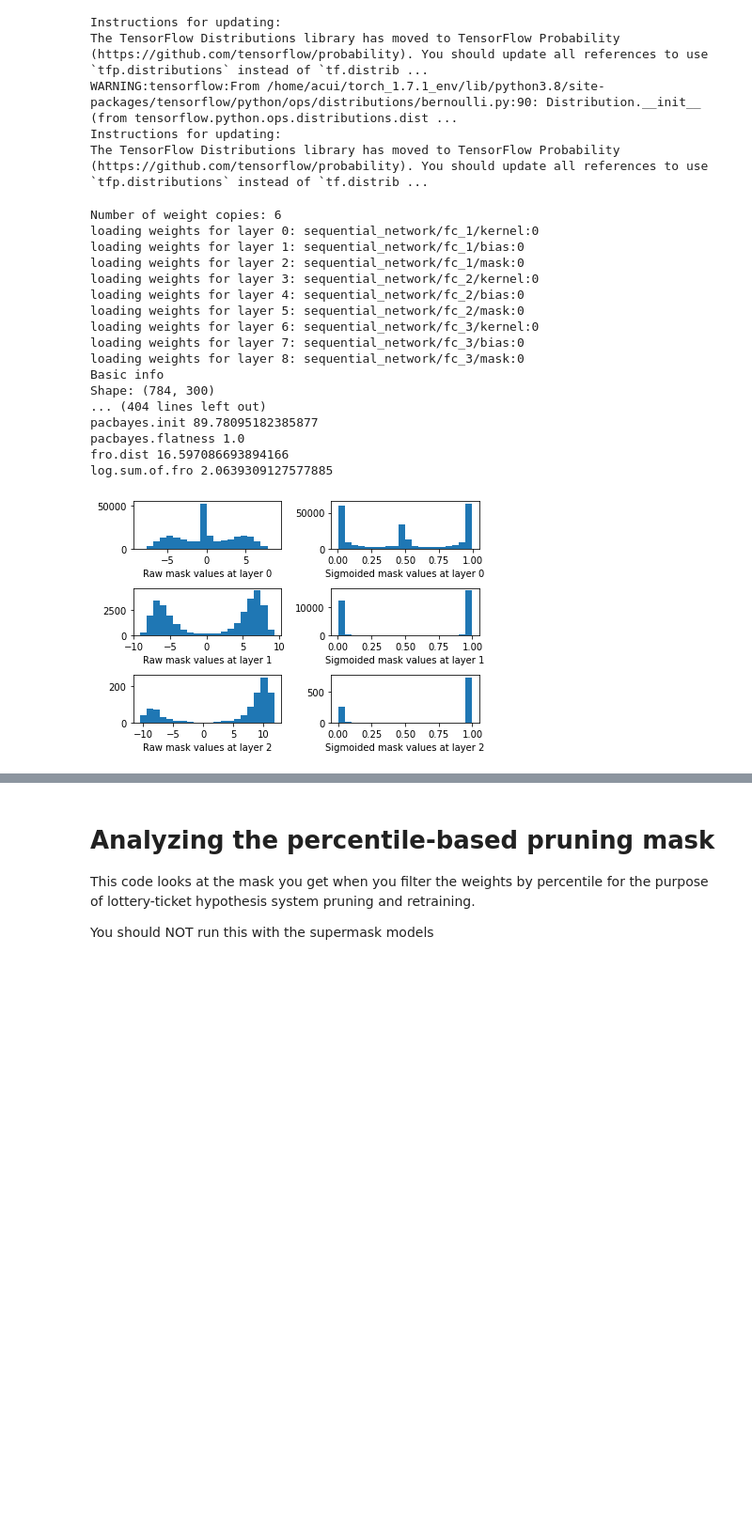
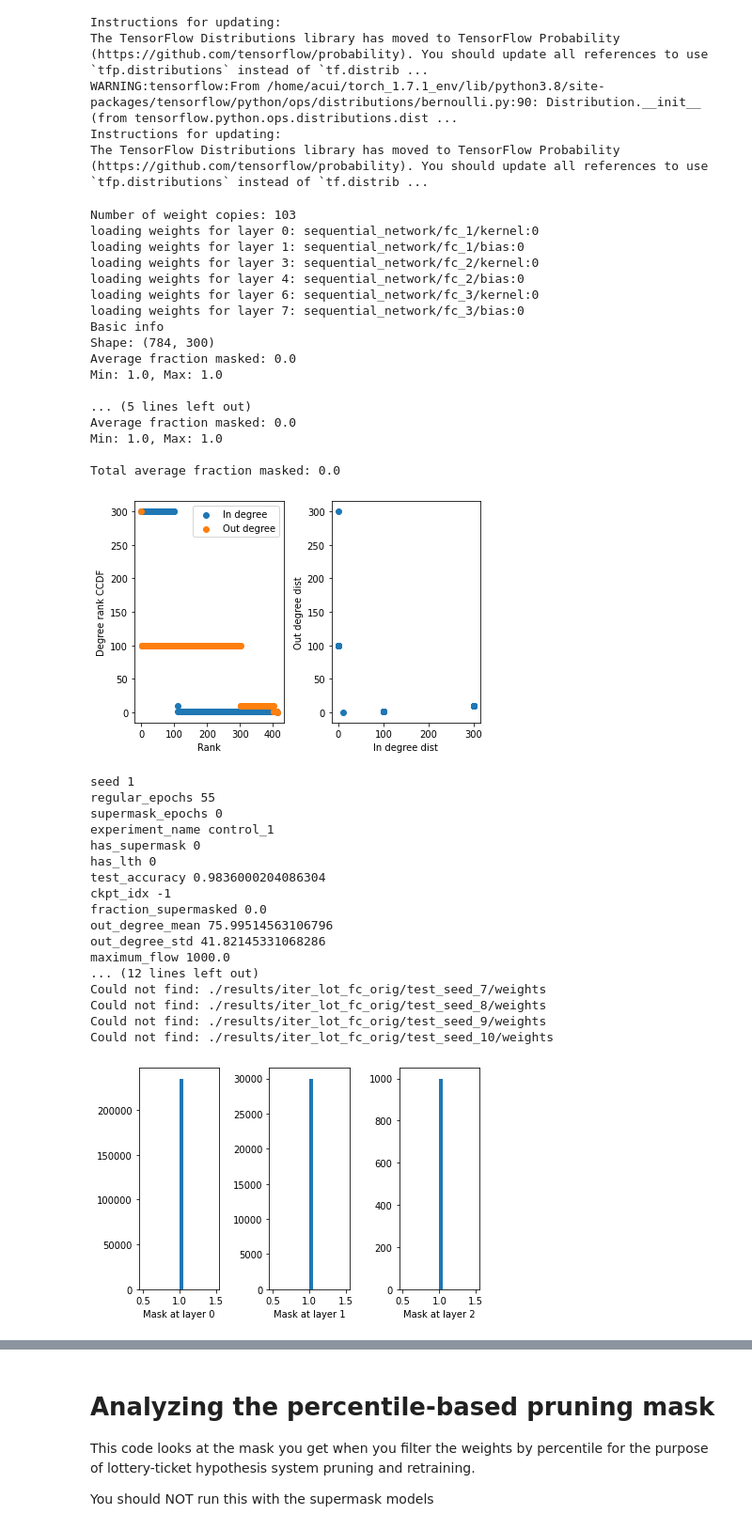
Before and after one commit to alexcdot/deconstructing-lottery-tickets, a Jupyter notebook: mask_analysis.ipynb, the cells around one changed output, grey strips where cells are left out. Shown at 94% size. Cells and saved outputs as stored; diff of their text form; code cells hidden in the pictures; blank space fills up the shorter version.

Commit message:
updated mask analysis to work with control 1, 2

```diff
--- a/mask_analysis.ipynb
+++ b/mask_analysis.ipynb
@@ -31,8 +31,12 @@ non-resource variables are not supported in the long term
 metaparser = argparse.ArgumentParser()
 metaparser.add_argument('--experiment_name', type=str, required=True)
 metaparser.add_argument('--pretrained_epochs', type=int, required=True)
-meta_args = metaparser.parse_args()
-# meta_args = metaparser.parse_args(["--experiment_name", "control_3", "--pretrained_epochs", "0"])
+metaparser.add_argument('--ckpt_idx', type=int, default=-1)
+# meta_args = metaparser.parse_args()
+meta_args = metaparser.parse_args([
+    "--experiment_name", "control_1", "--pretrained_epochs", "55",
+#     "--ckpt_idx", "-1"
+])
 # %%
 def build_input_dir(seed, meta_args):
     attempt_num = 0
@@ -49,6 +53,17 @@ def build_input_dir(seed, meta_args):
             pretrained_epochs=pretrained_epochs,
             seed=seed,
             attempt_num=attempt_num)
+
+    elif experiment_name == "control_1":
+        epochs_num = meta_args.pretrained_epochs
+        if epochs_num == 55:
+            epochs_num = ''
+        input_dir = "./results/iter_lot_fc_orig{epochs_num}/test_seed_{seed}".format(
+            epochs_num=epochs_num,
+            seed=seed)
+    elif experiment_name == "control_2":
+        input_dir = "./results/iter_lot_fc_orig/test_seed_{seed}/large_final_same_sign_weight_ind-1_mask_exp_none/pp7".format(
+            seed=seed)
     return input_dir
 
 
@@ -112,21 +127,26 @@ def sigmoid(x):
 def visualize_mask_weights(mask_layers, seed):
     num_bins = 20
     for i, mask_layer in enumerate(mask_layers):
-        plt.subplot(len(mask_layers), 2, i * 2 + 1)
+#         plt.subplot(len(mask_layers), 2, i * 2 + 1)
+#         plt.hist(mask_layer.flatten(), bins=num_bins)
+#         plt.xlabel("Raw mask values at layer {}".format(i))
+#         plt.subplot(len(mask_layers), 2, i * 2 + 2)
+        plt.subplot(1, len(mask_layers), i + 1)
         plt.hist(mask_layer.flatten(), bins=num_bins)
-        plt.xlabel("Raw mask values at layer {}".format(i))
-        plt.subplot(len(mask_layers), 2, i * 2 + 2)
-        plt.hist(sigmoid(mask_layer.flatten()), bins=num_bins)
-        plt.xlabel("Sigmoided mask values at layer {}".format(i))
+        plt.xlabel("Mask at layer {}".format(i))
     plt.tight_layout()
     if not os.path.exists('results/iter_lot_fc_orig/figs'):
         os.mkdir('results/iter_lot_fc_orig/figs')
     plt.savefig(os.path.join('results/iter_lot_fc_orig/figs',
-        "mask_dists_epochs_{}_seed_{}.png".format(meta_args.pretrained_epochs, seed)))
+        "mask_dists_exp_{}_epochs_{}_ckpt_{}_seed_{}.png".format(
+            meta_args.experiment_name, meta_args.pretrained_epochs,
+            meta_args.ckpt_idx, seed
+        )))
 
 def get_test_accs(run_dir):
     test_accs = []
     for filename in os.listdir(run_dir):
+        print()
         if 'tfevents' in filename:
             for e in tf.compat.v1.train.summary_iterator(os.path.join(
                 run_dir, filename
@@ -316,30 +363,49 @@ def run_analysis_on_seed(seed, meta_args):
 # %%
 seed_infos = []
 
 for seed in range(1, 11):
     seed_info = run_analysis_on_seed(seed, meta_args)
-    seed_infos.append(seed_info)
+    if seed_info is not None:
+        seed_infos.append(seed_info)
 
 df = pd.DataFrame(seed_infos)
 # %% [output]
-Number of weight copies: 6
+Number of weight copies: 103
 loading weights for layer 0: sequential_network/fc_1/kernel:0
 loading weights for layer 1: sequential_network/fc_1/bias:0
-loading weights for layer 2: sequential_network/fc_1/mask:0
 loading weights for layer 3: sequential_network/fc_2/kernel:0
 loading weights for layer 4: sequential_network/fc_2/bias:0
-loading weights for layer 5: sequential_network/fc_2/mask:0
 loading weights for layer 6: sequential_network/fc_3/kernel:0
 loading weights for layer 7: sequential_network/fc_3/bias:0
-loading weights for layer 8: sequential_network/fc_3/mask:0
 Basic info
 Shape: (784, 300)
-... (404 lines left out)
-pacbayes.init 89.78095182385877
-pacbayes.flatness 1.0
-fro.dist 16.597086693894166
-log.sum.of.fro 2.0639309127577885
+Average fraction masked: 0.0
+Min: 1.0, Max: 1.0
+
+... (5 lines left out)
+Average fraction masked: 0.0
+Min: 1.0, Max: 1.0
+
+Total average fraction masked: 0.0
-[figure, old version]
+[figure, new version]
+seed 1
+regular_epochs 55
+supermask_epochs 0
+experiment_name control_1
+has_supermask 0
+has_lth 0
+test_accuracy 0.9836000204086304
+ckpt_idx -1
+fraction_supermasked 0.0
+out_degree_mean 75.99514563106796
+out_degree_std 41.82145331068286
+maximum_flow 1000.0
+... (12 lines left out)
+Could not find: ./results/iter_lot_fc_orig/test_seed_7/weights
+Could not find: ./results/iter_lot_fc_orig/test_seed_8/weights
+Could not find: ./results/iter_lot_fc_orig/test_seed_9/weights
+Could not find: ./results/iter_lot_fc_orig/test_seed_10/weights
+[figure, added]
 # %%
 df
 # %% [output]
```
Also changed, not shown: parts of 4 cells of this notebook, 1 other file.
